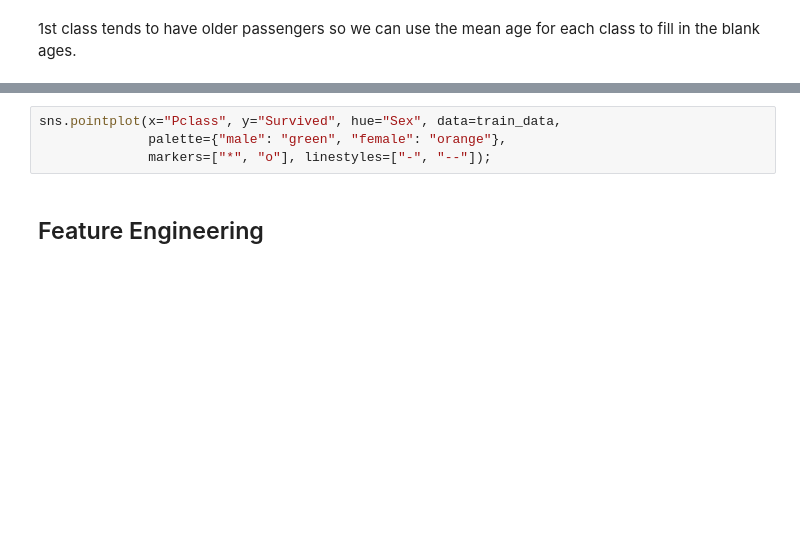
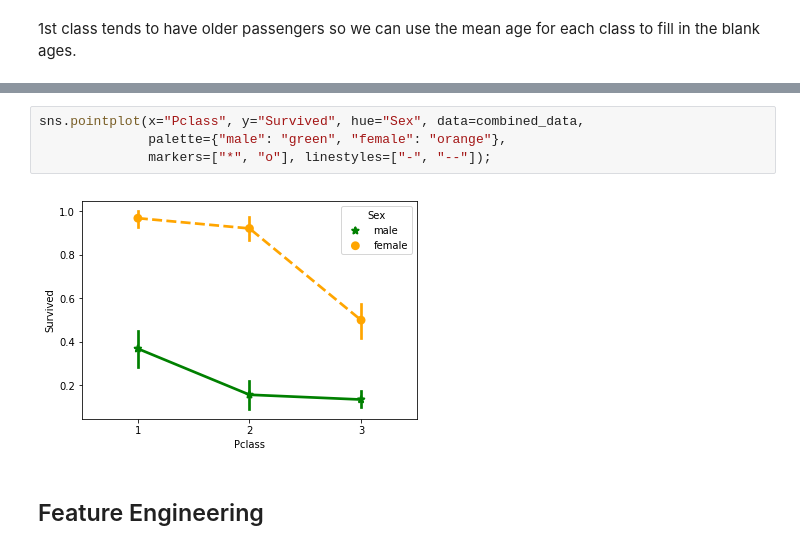
Before and after one commit to vipulpopat/MSCAI_CE4021_Project, a Jupyter notebook: TitanicSurvivalPredictions.ipynb, the cells around one changed output, grey strips where cells are left out. Cells and saved outputs as stored; diff of their text form; blank space fills up the shorter version.

```diff
--- a/TitanicSurvivalPredictions.ipynb
+++ b/TitanicSurvivalPredictions.ipynb
@@ -82,7 +121,9 @@ sns.barplot(x="Embarked", y="Survived", hue="Sex", data=train_data);
 # %%
-sns.pointplot(x="Pclass", y="Survived", hue="Sex", data=train_data,
+sns.pointplot(x="Pclass", y="Survived", hue="Sex", data=combined_data,
               palette={"male": "green", "female": "orange"},
               markers=["*", "o"], linestyles=["-", "--"]);
+# %% [output]
+[figure, added]
 # %% [markdown]
 ## Feature Engineering
 # %%
```
Also changed, not shown: parts of 20 cells of this notebook.
